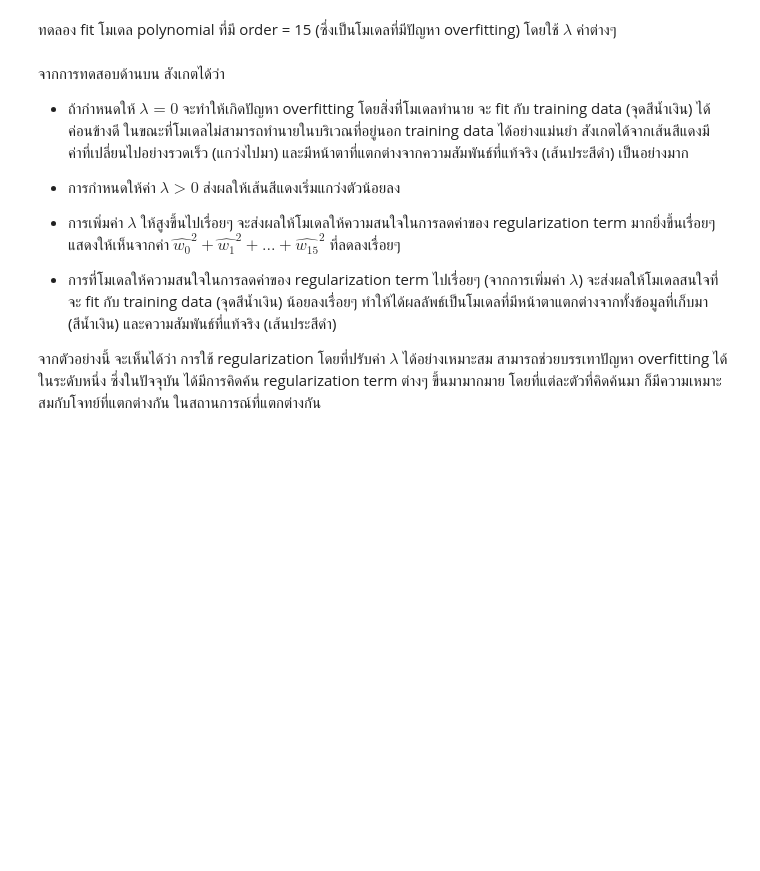
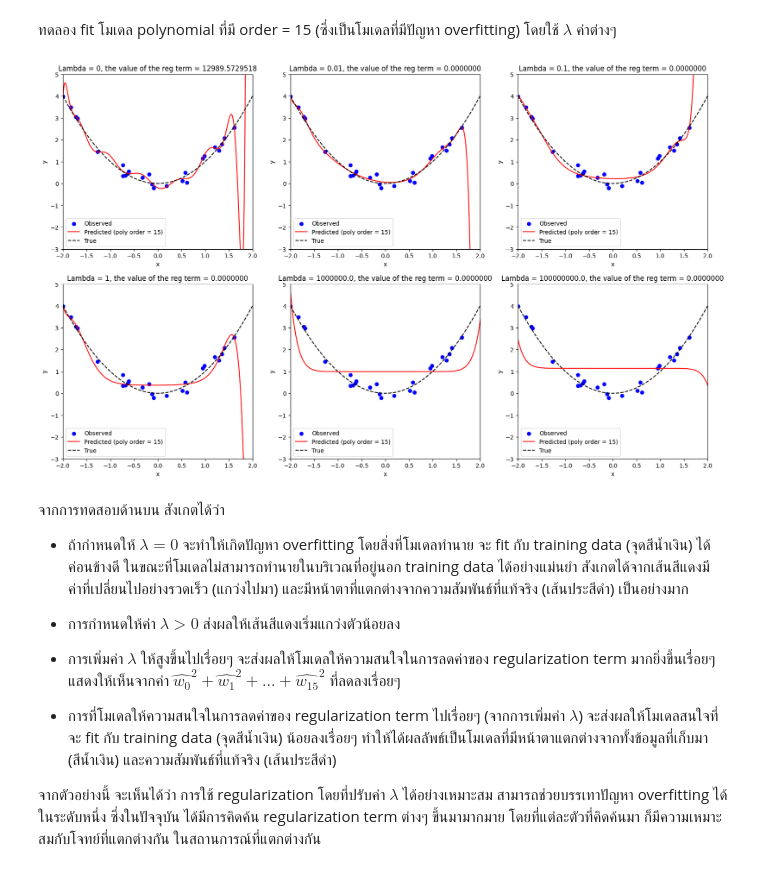
Before and after one commit to boannas/Brain-Code-Camp-2024, a Jupyter notebook: Prereqs/IntroToModeling/modeling_part2_poly_overfit_regularization.ipynb, the cells around one changed output. Cells and saved outputs as stored; diff of their text form; code cells hidden in the pictures; blank space fills up the shorter version.

```diff
--- a/Prereqs/IntroToModeling/modeling_part2_poly_overfit_regularization.ipynb
+++ b/Prereqs/IntroToModeling/modeling_part2_poly_overfit_regularization.ipynb
@@ -587,34 +610,42 @@ for idx, curr_lambda in enumerate(lambda_list):
                                                   {'test': y_test})
     else:
         # ถ้ามี regularization จะใช้ฟังก์ชันใหม่
         curr_outputs = fit_and_predict_polynomial_ridge(x_train,
                                                         y_train,
                                                         poly_order,
                                                         curr_lambda,
                                                         {'test': x_test},
                                                         {'test': y_test})
 
     x_test = curr_outputs[0]['test']
     y_hat_test = curr_outputs[1]['test']
-    term2_val = norm(curr_outputs[4],ord=2)**(2) # Compute the squared L2 norm of the model's coefficients
+    # term2_val = norm(curr_outputs[4],ord=2)**(2) # Compute the squared L2 norm of the model's coefficients
+    # Ensure curr_outputs[4] is in the correct format
+    if isinstance(curr_outputs[4], (int, float)):
+        term2_val = norm(np.array([curr_outputs[4]]), ord=2) ** 2
+    else:
+        term2_val = norm(np.ravel(curr_outputs[4]), ord=2) ** 2  # Flatten "if necessary
+
 
     # แสดงผลการทำนาย
     if idx % 3 == 0 and idx != 0:
         fig_col = 0
         fig_row += 1
 
     ax[fig_row, fig_col].scatter(x_train, y_train, c='b', label='Observed')
     ax[fig_row, fig_col].plot(x_test, y_hat_test, c='r', label='Predicted (poly order = 15)')
     ax[fig_row, fig_col].plot(x_whole_line, y_true_whole_line,'k--', label='True')
     ax[fig_row, fig_col].set(xlabel='x', ylabel='y')
     ax[fig_row, fig_col].legend()
     ax[fig_row, fig_col].set_ylim(-3, 5)
     ax[fig_row, fig_col].set_xlim(-2, 2)
     ax[fig_row, fig_col].set_title(f"Lambda = {curr_lambda}, the value of the reg term = {term2_val:0.7f}")
 
     fig_col += 1
 
 plt.show()
+# %% [output]
+[figure, added]
 # %% [markdown]
 จากการทดสอบด้านบน สังเกตได้ว่า
 
```
Also changed, not shown: parts of 7 cells of this notebook.
